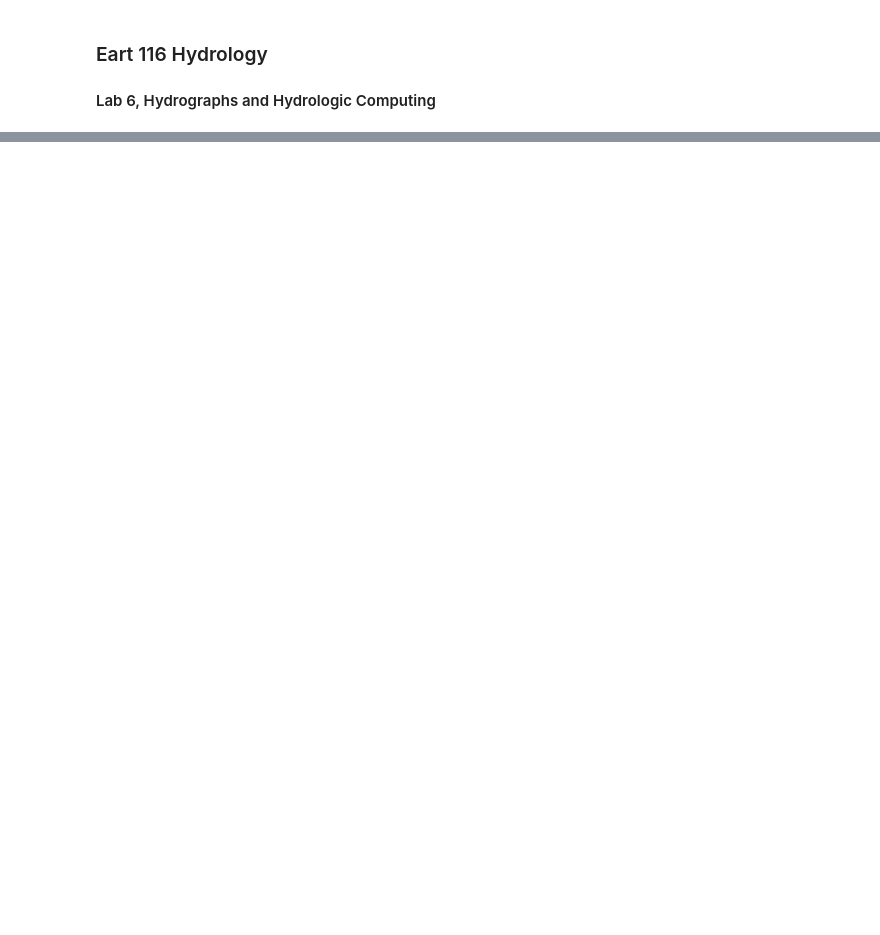
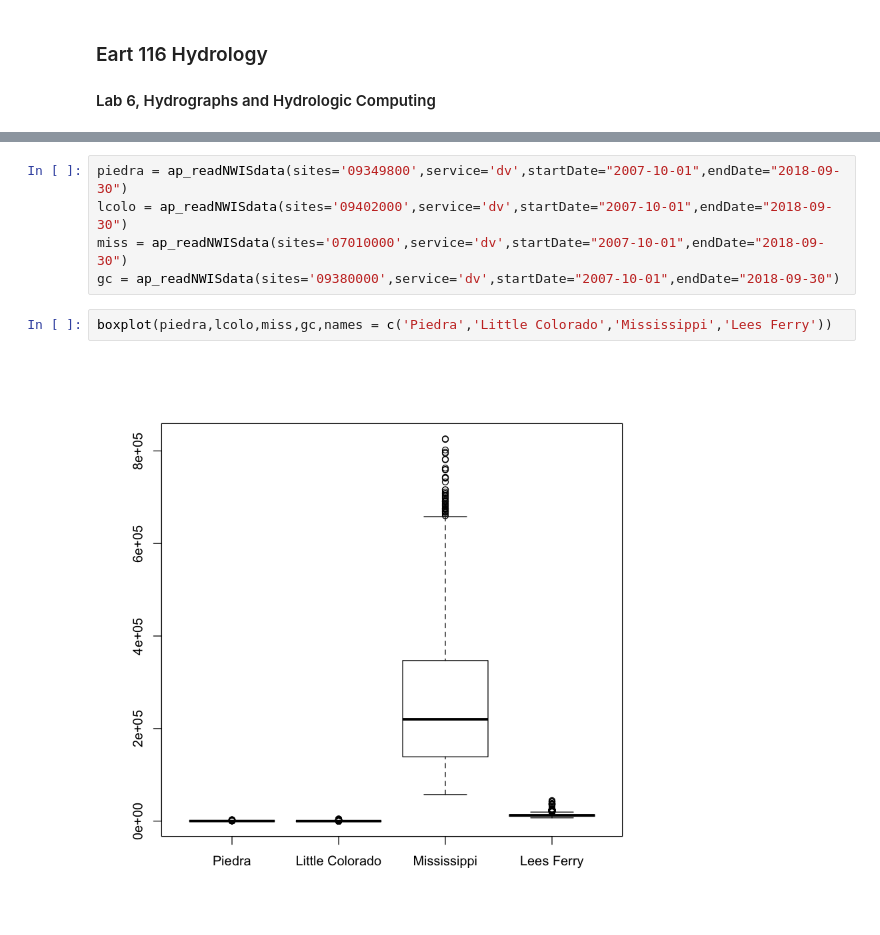
Before and after one commit to margaretzimmer/eart116, a Jupyter notebook: lab6.ipynb, the cells around one changed output, grey strips where cells are left out. Drawn from its saved outputs; the diff is of its cells as text; blank space fills up the shorter version.

```diff
--- a/lab6.ipynb
+++ b/lab6.ipynb
@@ -55,0 +109,9 @@ plot(virgin$dateTime,virgin$X_00060_00003,type='l')
+# %%
+piedra = ap_readNWISdata(sites='09349800',service='dv',startDate="2007-10-01",endDate="2018-09-30")
+lcolo = ap_readNWISdata(sites='09402000',service='dv',startDate="2007-10-01",endDate="2018-09-30")
+miss = ap_readNWISdata(sites='07010000',service='dv',startDate="2007-10-01",endDate="2018-09-30")
+gc = ap_readNWISdata(sites='09380000',service='dv',startDate="2007-10-01",endDate="2018-09-30")
+# %%
+boxplot(piedra,lcolo,miss,gc,names = c('Piedra','Little Colorado','Mississippi','Lees Ferry'))
+# %% [output]
+[figure, added]
```
Also changed, not shown: parts of 26 cells of this notebook, 4 other files.
